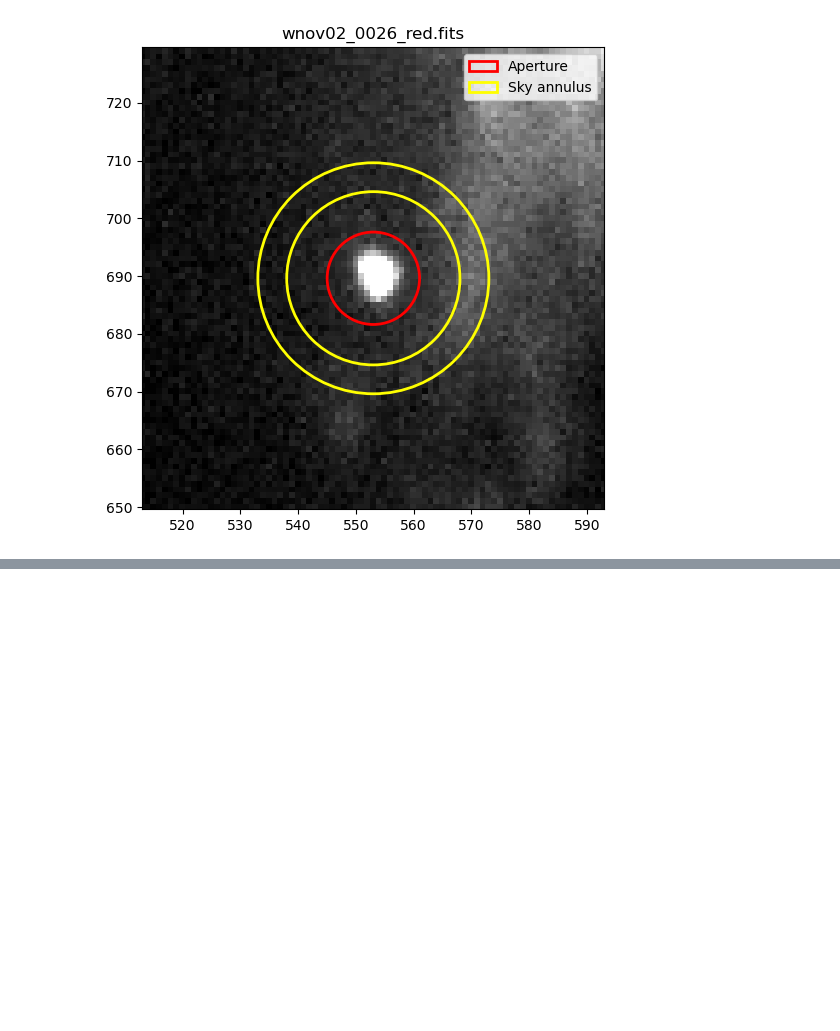
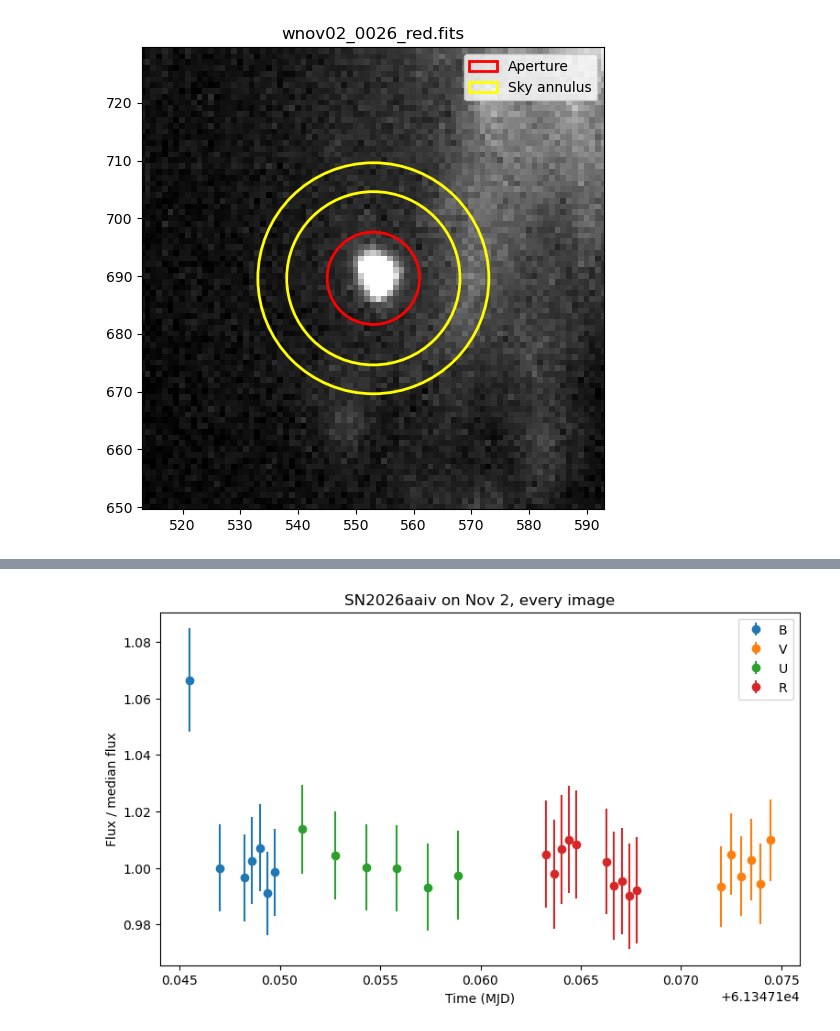
Before and after one commit to AaKavan/ASTR302_SLASH, a Jupyter notebook: nov_data_processing.ipynb, the cells around one changed output, grey strips where cells are left out. Drawn from its saved outputs; the diff is of its cells as text; code cells hidden in the pictures; blank space fills up the shorter version.

```diff
--- a/nov_data_processing.ipynb
+++ b/nov_data_processing.ipynb
@@ -393,19 +394,23 @@ def counts_per_sec(f, coord=sn26aaiv, delta_x=0, delta_y=0, r=8, r_in=15, r_out=
         r_out (float): Outer radius of the sky annulus in pixels. Defaults to 20.
 
     Returns:
-        float: Sky-subtracted counts per second inside the aperture.
+        tuple: (flux, flux_err), the sky-subtracted counts per second and its error.
     """
     data = fits.getdata(f)
     h = fits.getheader(f)
     x, y = WCS(h).world_to_pixel(coord)
-    ### shift the position by hand (in pixels)
     x = x + delta_x
     y = y + delta_y
     ap = CircularAperture((x, y), r=r)
     an = CircularAnnulus((x, y), r_in=r_in, r_out=r_out)
-    sky = ApertureStats(data, an).median
+
+    ### sky level and scatter from the annulus (sigma clipped, like the a5 lab)
+    an_stats = ApertureStats(data, an, sigma_clip=SigmaClip(sigma=3))
+    sky = an_stats.median
     flux = aperture_photometry(data, ap)["aperture_sum"][0] - sky * ap.area
-    return flux / h["EXPTIME"]
+    flux_err = np.sqrt(ap.area) * an_stats.std
+    return flux / h["EXPTIME"], flux_err / h["EXPTIME"]
+
 
 
 ### show the aperture
@@ -463,0 +554,31 @@ show_aperture(B_red[1], vmin=10, vmax=100, delta_x=2)
+# %%
+### measures a sourcec in every image of a list, uses the last functions
+def measure_all(files, coord=sn26aaiv, delta_x=0, delta_y=0, r=8, r_in=15, r_out=20):
+    mjds, fluxes, errors = [], [], []
+    for f in files:
+        h = fits.getheader(f)
+        flux, err = counts_per_sec(f, coord, delta_x, delta_y, r, r_in, r_out)
+        ### time from DATE-OBS + UT (not MJD-OBS, that one is only the date)
+        mjds.append(Time(h["DATE-OBS"] + "T" + h["UT"]).mjd)
+        fluxes.append(flux)
+        errors.append(err)
+    return np.array(mjds), np.array(fluxes), np.array(errors)
+# %%
+### run the function on all filters
+mjd_B, flux_B, err_B = measure_all(B_red, delta_y=1)
+mjd_V, flux_V, err_V = measure_all(V_red, delta_x=2)
+mjd_U, flux_U, err_U = measure_all(U_red, delta_x=2)
+mjd_R, flux_R, err_R = measure_all(R_red, delta_x=2)
+# %%
+plt.figure(figsize=(9, 5))
+plt.errorbar(mjd_B, flux_B / np.median(flux_B), yerr=err_B / np.median(flux_B), fmt="o", label="B")
+plt.errorbar(mjd_V, flux_V / np.median(flux_V), yerr=err_V / np.median(flux_V), fmt="o", label="V")
+plt.errorbar(mjd_U, flux_U / np.median(flux_U), yerr=err_U / np.median(flux_U), fmt="o", label="U")
+plt.errorbar(mjd_R, flux_R / np.median(flux_R), yerr=err_R / np.median(flux_R), fmt="o", label="R")
+plt.xlabel("Time (MJD)")
+plt.ylabel("Flux / median flux")
+plt.title("SN2026aaiv on Nov 2, every image")
+plt.legend()
+plt.show()
+# %% [output]
+[figure, added]
```
Also changed, not shown: parts of 6 cells of this notebook.
